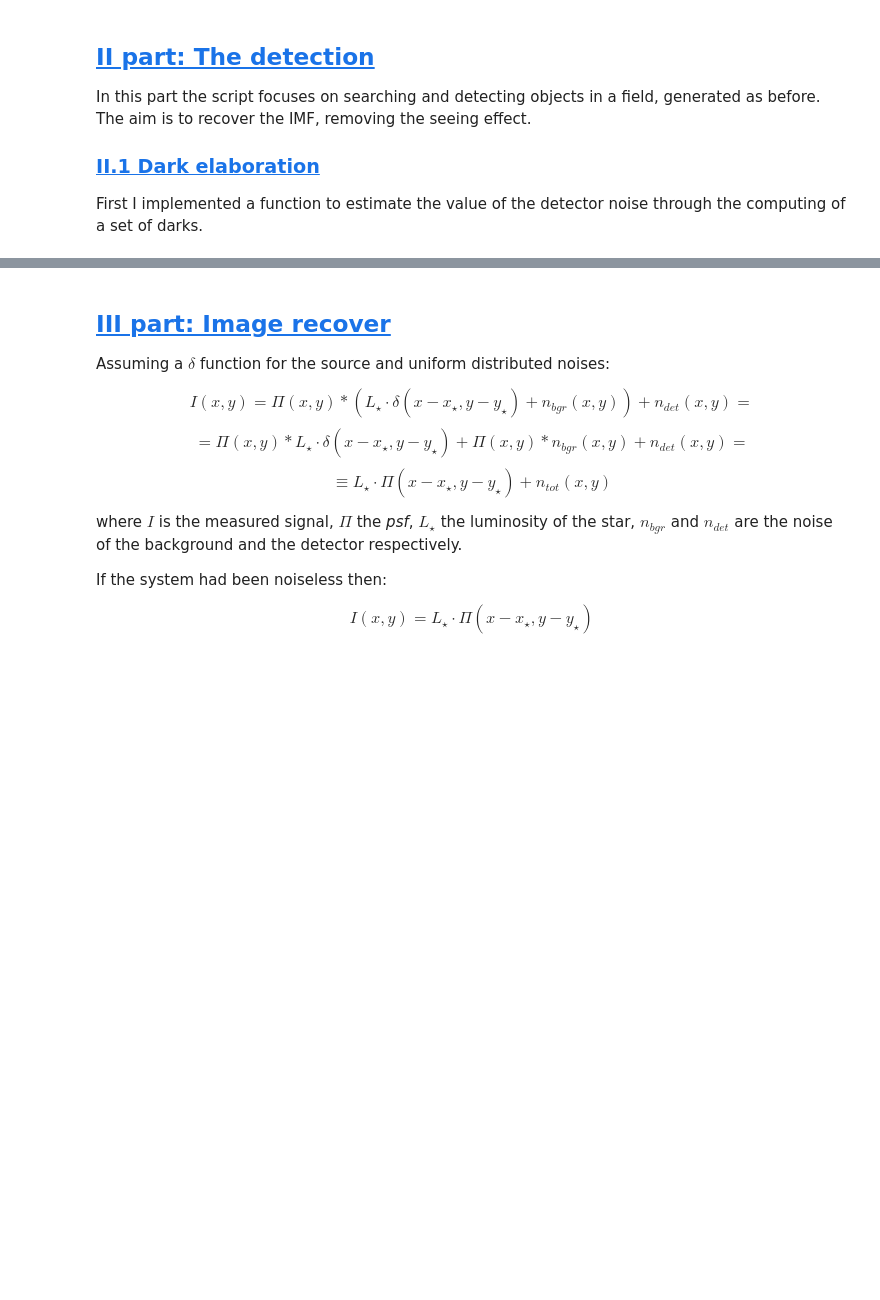
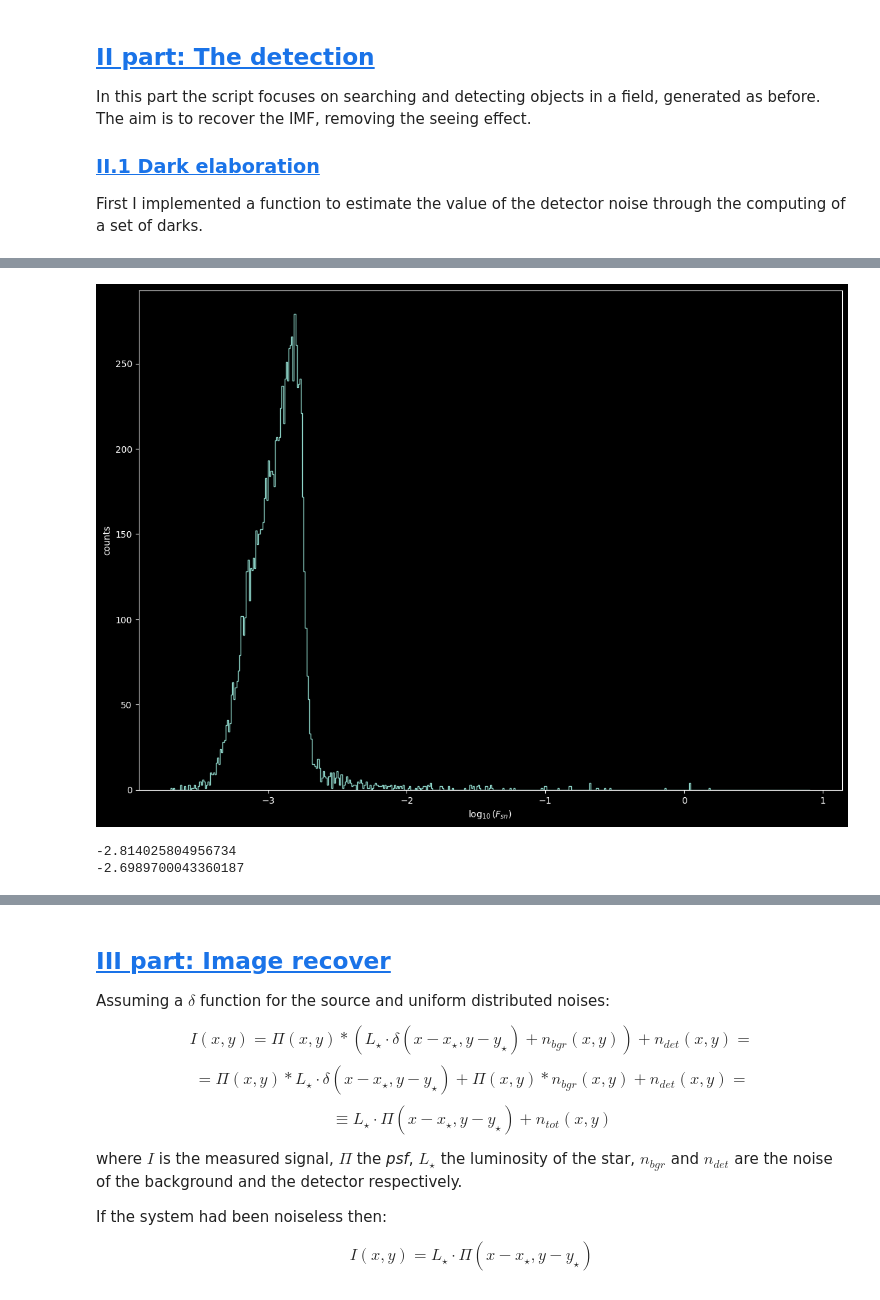
Before and after one commit to 00-berni/proj_2, a Jupyter notebook: notebook/implementation_notebook.ipynb, the cells around one changed output, grey strips where cells are left out. Drawn from its saved outputs; the diff is of its cells as text; code cells hidden in the pictures; blank space fills up the shorter version.

```diff
--- a/notebook/implementation_notebook.ipynb
+++ b/notebook/implementation_notebook.ipynb
@@ -1076,3 +1076,21 @@ The number of extracted objs is: 124    62.00 % of the tot
+# %%
+plt.figure(figsize=(14,10))
+bins = np.arange(np.log10(F_sn).min(),np.log10(F_sn).max(),1/N)
+counts, bins = np.histogram(np.log10(F_sn.flatten()),bins=bins)
+plt.stairs(counts, bins)
+plt.xlabel('$\\log_{10}(F_{sn})$')
+plt.ylabel('counts')
+plt.show()
+cmax = counts.argmax()
+
+
+
+print(bins[cmax])
+print(np.log10(n))
+# %% [output]
+[figure, added]
+-2.814025804956734
+-2.6989700043360187
 # %%
 # collecting the maximum values of extracted objects in an array
 L_r = np.array([])
```
Also changed, not shown: parts of 8 cells of this notebook.
